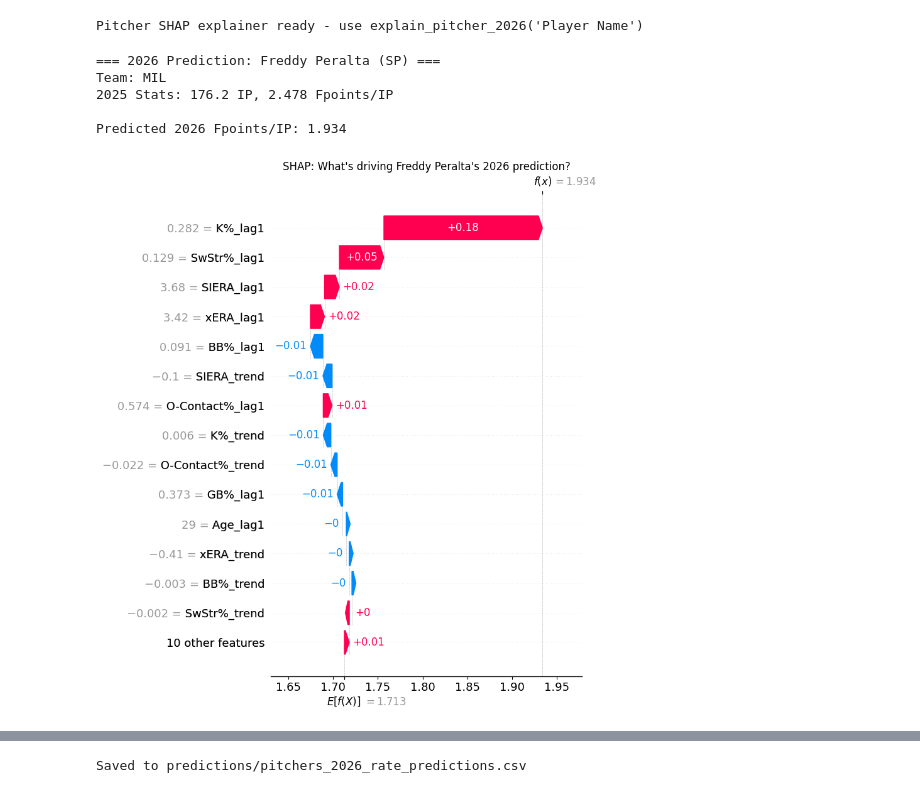
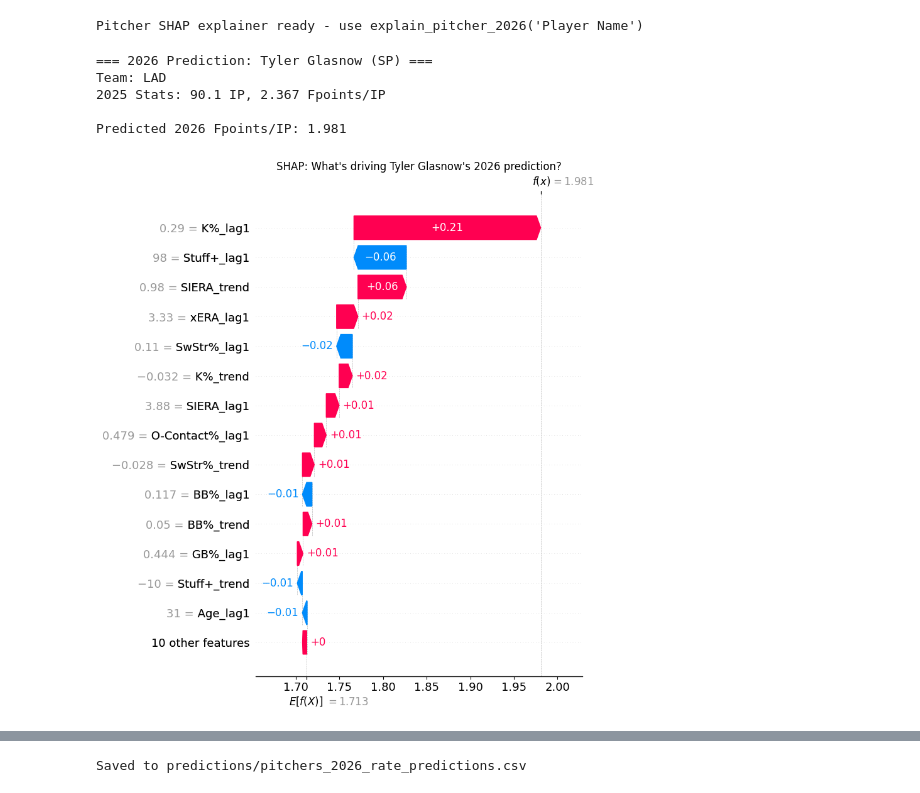
Before and after one commit to mcgillies/mlb-fantasy-2026, a Jupyter notebook: notebooks/05_2026_predictions.ipynb, the cells around one changed output, grey strips where cells are left out. Drawn from its saved outputs; the diff is of its cells as text; code cells hidden in the pictures.

Commit message:
finish SP and associated plots

```diff
--- a/notebooks/05_2026_predictions.ipynb
+++ b/notebooks/05_2026_predictions.ipynb
@@ -773,11 +773,11 @@ print("Pitcher SHAP explainer ready - use explain_pitcher_2026('Player Name')")
 Pitcher SHAP explainer ready - use explain_pitcher_2026('Player Name')
 # %%
 # Example: explain a pitcher's 2026 prediction
-explain_pitcher_2026("Freddy Peralta", savefig=True)
+explain_pitcher_2026("Tyler Glasnow", savefig=True)
 # %% [output]
-=== 2026 Prediction: Freddy Peralta (SP) ===
-Team: MIL
-2025 Stats: 176.2 IP, 2.478 Fpoints/IP
+=== 2026 Prediction: Tyler Glasnow (SP) ===
+Team: LAD
+2025 Stats: 90.1 IP, 2.367 Fpoints/IP
 
-Predicted 2026 Fpoints/IP: 1.934
+Predicted 2026 Fpoints/IP: 1.981
-[figure, old version]
+[figure, new version]
```
Also changed, not shown: parts of 2 cells of this notebook, 6 other files.
